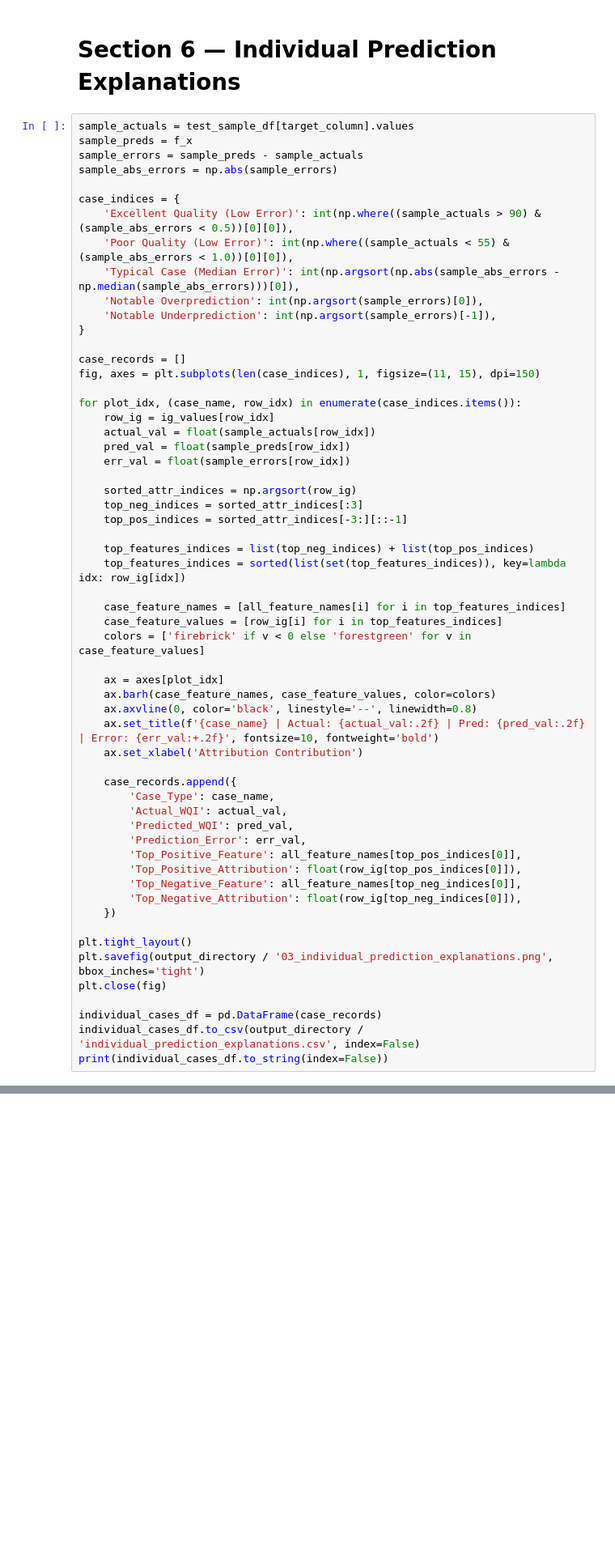
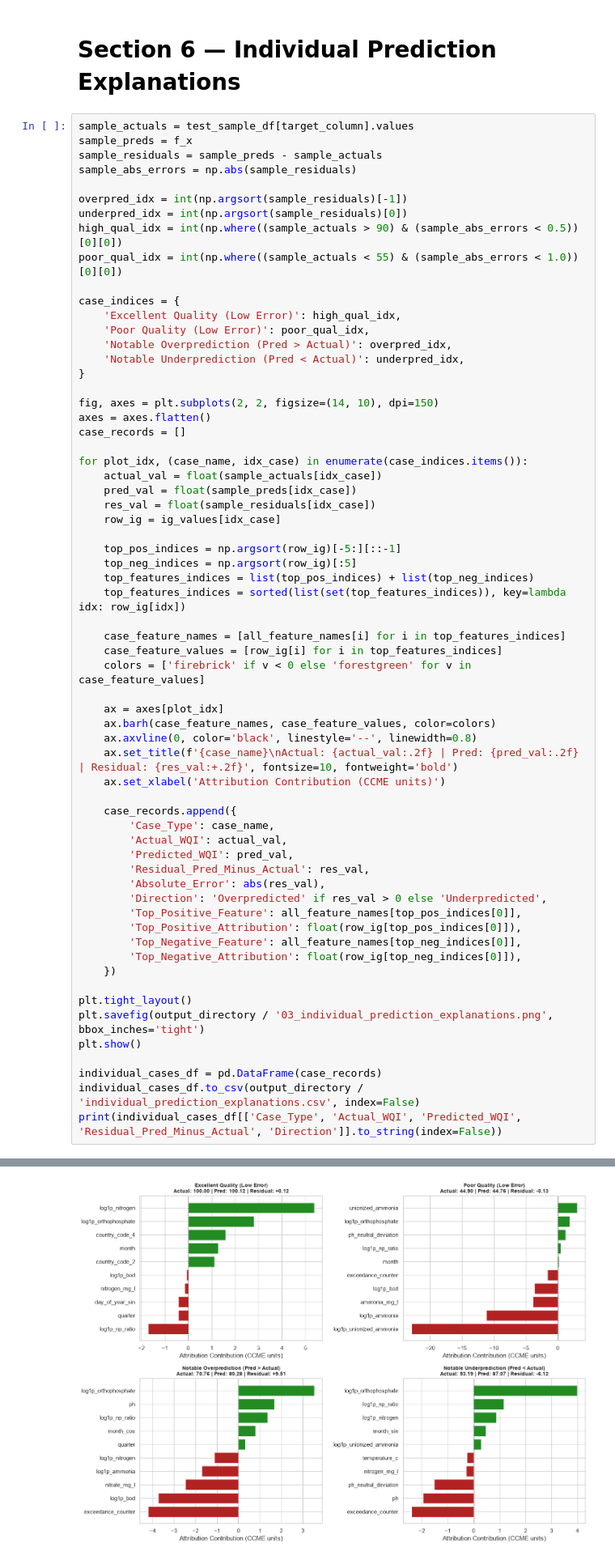
Before and after one commit to MAYANKSHARMA01010/Semester_5_AML_DL, a Jupyter notebook: Phase_2_Deep_Learning/notebooks/06_explainability_error_analysis.ipynb, the cells around one changed output, grey strips where cells are left out. Shown at 81% size. Cells and saved outputs as stored; diff of their text form; blank space fills up the shorter version.

Commit message:
update explainability and error analysis notebook and report outputs

```diff
--- a/Phase_2_Deep_Learning/notebooks/06_explainability_error_analysis.ipynb
+++ b/Phase_2_Deep_Learning/notebooks/06_explainability_error_analysis.ipynb
@@ -265,31 +278,34 @@ Saved Figures: 01_mlp_global_feature_importance.png and 02_mlp_signed_feature_at
 # %%
 sample_actuals = test_sample_df[target_column].values
 sample_preds = f_x
-sample_errors = sample_preds - sample_actuals
-sample_abs_errors = np.abs(sample_errors)
+sample_residuals = sample_preds - sample_actuals
+sample_abs_errors = np.abs(sample_residuals)
+
+overpred_idx = int(np.argsort(sample_residuals)[-1])
+underpred_idx = int(np.argsort(sample_residuals)[0])
+high_qual_idx = int(np.where((sample_actuals > 90) & (sample_abs_errors < 0.5))[0][0])
+poor_qual_idx = int(np.where((sample_actuals < 55) & (sample_abs_errors < 1.0))[0][0])
 
 case_indices = {
-    'Excellent Quality (Low Error)': int(np.where((sample_actuals > 90) & (sample_abs_errors < 0.5))[0][0]),
-    'Poor Quality (Low Error)': int(np.where((sample_actuals < 55) & (sample_abs_errors < 1.0))[0][0]),
-    'Typical Case (Median Error)': int(np.argsort(np.abs(sample_abs_errors - np.median(sample_abs_errors)))[0]),
-    'Notable Overprediction': int(np.argsort(sample_errors)[0]),
-    'Notable Underprediction': int(np.argsort(sample_errors)[-1]),
+    'Excellent Quality (Low Error)': high_qual_idx,
+    'Poor Quality (Low Error)': poor_qual_idx,
+    'Notable Overprediction (Pred > Actual)': overpred_idx,
+    'Notable Underprediction (Pred < Actual)': underpred_idx,
 }
 
+fig, axes = plt.subplots(2, 2, figsize=(14, 10), dpi=150)
+axes = axes.flatten()
 case_records = []
-fig, axes = plt.subplots(len(case_indices), 1, figsize=(11, 15), dpi=150)
 
-for plot_idx, (case_name, row_idx) in enumerate(case_indices.items()):
-    row_ig = ig_values[row_idx]
-    actual_val = float(sample_actuals[row_idx])
-    pred_val = float(sample_preds[row_idx])
-    err_val = float(sample_errors[row_idx])
+for plot_idx, (case_name, idx_case) in enumerate(case_indices.items()):
+    actual_val = float(sample_actuals[idx_case])
+    pred_val = float(sample_preds[idx_case])
+    res_val = float(sample_residuals[idx_case])
+    row_ig = ig_values[idx_case]
 
-    sorted_attr_indices = np.argsort(row_ig)
-    top_neg_indices = sorted_attr_indices[:3]
-    top_pos_indices = sorted_attr_indices[-3:][::-1]
-
-    top_features_indices = list(top_neg_indices) + list(top_pos_indices)
+    top_pos_indices = np.argsort(row_ig)[-5:][::-1]
+    top_neg_indices = np.argsort(row_ig)[:5]
+    top_features_indices = list(top_pos_indices) + list(top_neg_indices)
     top_features_indices = sorted(list(set(top_features_indices)), key=lambda idx: row_ig[idx])
 
     case_feature_names = [all_feature_names[i] for i in top_features_indices]
@@ -299,14 +315,16 @@ for plot_idx, (case_name, row_idx) in enumerate(case_indices.items()):
     ax = axes[plot_idx]
     ax.barh(case_feature_names, case_feature_values, color=colors)
     ax.axvline(0, color='black', linestyle='--', linewidth=0.8)
-    ax.set_title(f'{case_name} | Actual: {actual_val:.2f} | Pred: {pred_val:.2f} | Error: {err_val:+.2f}', fontsize=10, fontweight='bold')
-    ax.set_xlabel('Attribution Contribution')
+    ax.set_title(f'{case_name}\nActual: {actual_val:.2f} | Pred: {pred_val:.2f} | Residual: {res_val:+.2f}', fontsize=10, fontweight='bold')
+    ax.set_xlabel('Attribution Contribution (CCME units)')
 
     case_records.append({
         'Case_Type': case_name,
         'Actual_WQI': actual_val,
         'Predicted_WQI': pred_val,
-        'Prediction_Error': err_val,
+        'Residual_Pred_Minus_Actual': res_val,
+        'Absolute_Error': abs(res_val),
+        'Direction': 'Overpredicted' if res_val > 0 else 'Underpredicted',
         'Top_Positive_Feature': all_feature_names[top_pos_indices[0]],
         'Top_Positive_Attribution': float(row_ig[top_pos_indices[0]]),
         'Top_Negative_Feature': all_feature_names[top_neg_indices[0]],
@@ -315,9 +333,9 @@ for plot_idx, (case_name, row_idx) in enumerate(case_indices.items()):
 
 plt.tight_layout()
 plt.savefig(output_directory / '03_individual_prediction_explanations.png', bbox_inches='tight')
-plt.close(fig)
+plt.show()
 
 individual_cases_df = pd.DataFrame(case_records)
 individual_cases_df.to_csv(output_directory / 'individual_prediction_explanations.csv', index=False)
-print(individual_cases_df.to_string(index=False))
+print(individual_cases_df[['Case_Type', 'Actual_WQI', 'Predicted_WQI', 'Residual_Pred_Minus_Actual', 'Direction']].to_string(index=False))
 # %% [output]
@@ -330,2 +347,3 @@ Excellent Quality (Low Error)  100.000000     100.124756          0.124756
+[figure, added]
 # %% [markdown]
 # Section 7 — Hybrid Model Architecture and Component Analysis
```
Also changed, not shown: parts of 16 cells of this notebook, 32 other files.
